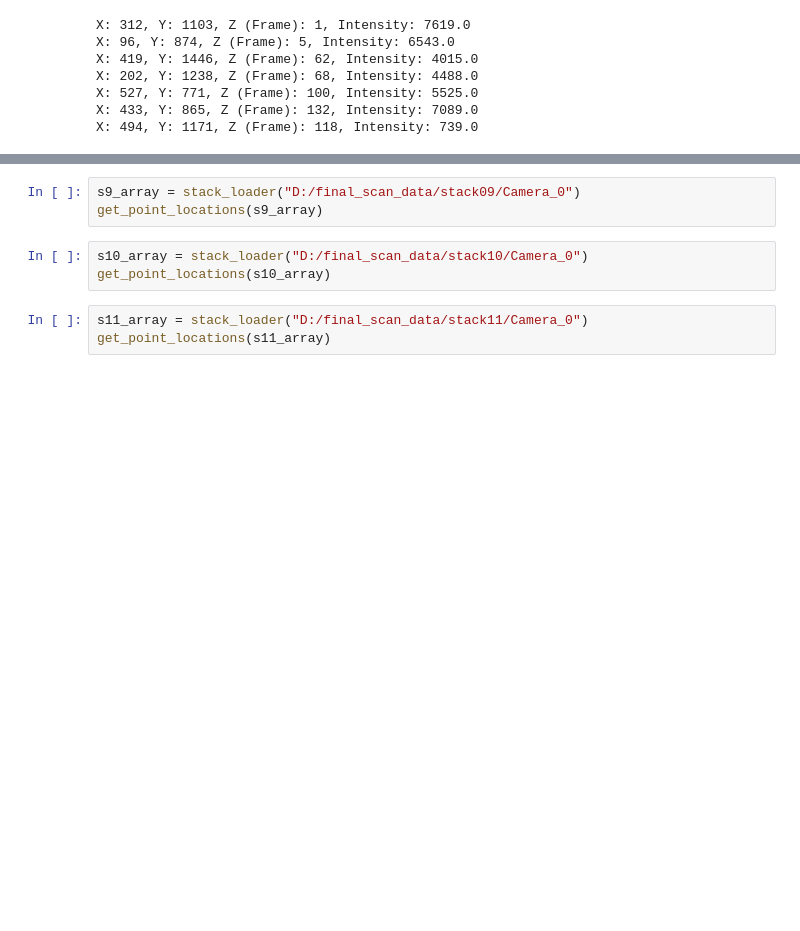
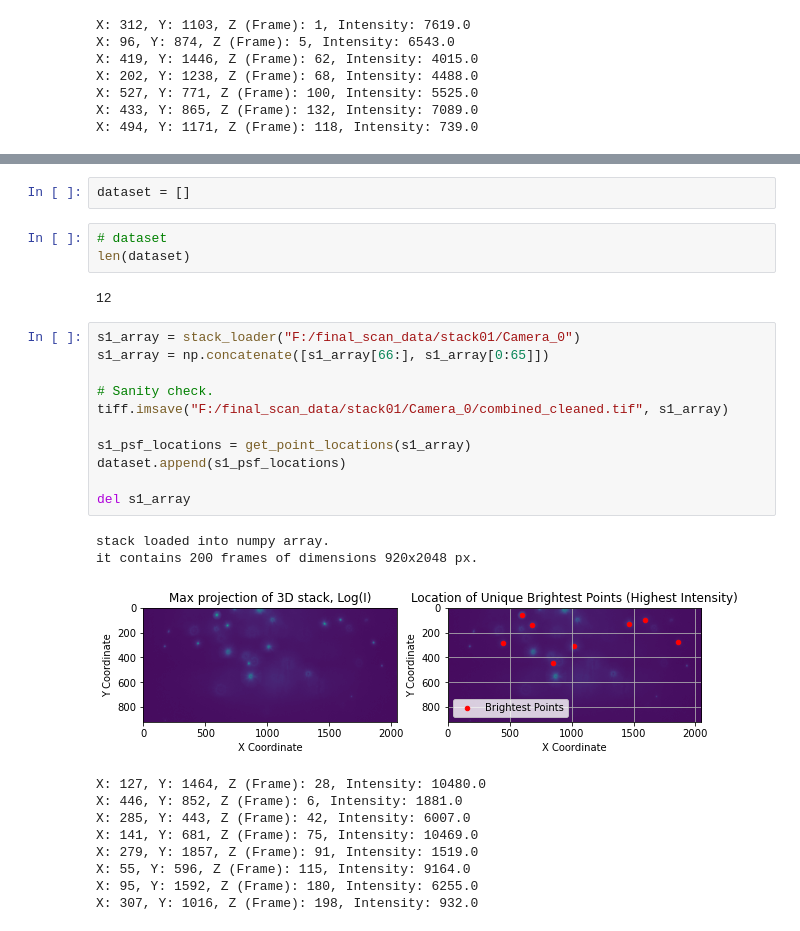
Before and after one commit to sarumanplaysguitar/microscope-3d-imaging, a Jupyter notebook: reconstruction/data_processing/scan_point_extraction.ipynb, the cells around one changed output, grey strips where cells are left out. Saved outputs shown, nothing was run; the diff lists cells and outputs as text; blank space fills up the shorter version.

```diff
--- a/reconstruction/data_processing/scan_point_extraction.ipynb
+++ b/reconstruction/data_processing/scan_point_extraction.ipynb
@@ -353,9 +246,30 @@ MemoryError: Unable to allocate 2.81 GiB for an array with shape (200, 920, 2048
-# %%
-s9_array = stack_loader("D:/final_scan_data/stack09/Camera_0")
-get_point_locations(s9_array)
-# %%
-s10_array = stack_loader("D:/final_scan_data/stack10/Camera_0")
-get_point_locations(s10_array)
-# %%
-s11_array = stack_loader("D:/final_scan_data/stack11/Camera_0")
-get_point_locations(s11_array)
+# %%
+dataset = []
+# %%
+# dataset
+len(dataset)
+# %% [output]
+12
+# %%
+s1_array = stack_loader("F:/final_scan_data/stack01/Camera_0")
+s1_array = np.concatenate([s1_array[66:], s1_array[0:65]])
+
+# Sanity check.
+tiff.imsave("F:/final_scan_data/stack01/Camera_0/combined_cleaned.tif", s1_array)
+
+s1_psf_locations = get_point_locations(s1_array)
+dataset.append(s1_psf_locations)
+
+del s1_array
+# %% [output]
+stack loaded into numpy array.
+it contains 200 frames of dimensions 920x2048 px.
+[figure, added]
+X: 127, Y: 1464, Z (Frame): 28, Intensity: 10480.0
+X: 446, Y: 852, Z (Frame): 6, Intensity: 1881.0
+X: 285, Y: 443, Z (Frame): 42, Intensity: 6007.0
+X: 141, Y: 681, Z (Frame): 75, Intensity: 10469.0
+X: 279, Y: 1857, Z (Frame): 91, Intensity: 1519.0
+X: 55, Y: 596, Z (Frame): 115, Intensity: 9164.0
+X: 95, Y: 1592, Z (Frame): 180, Intensity: 6255.0
+X: 307, Y: 1016, Z (Frame): 198, Intensity: 932.0
```
Also changed, not shown: parts of 28 cells of this notebook, 5 other files.
